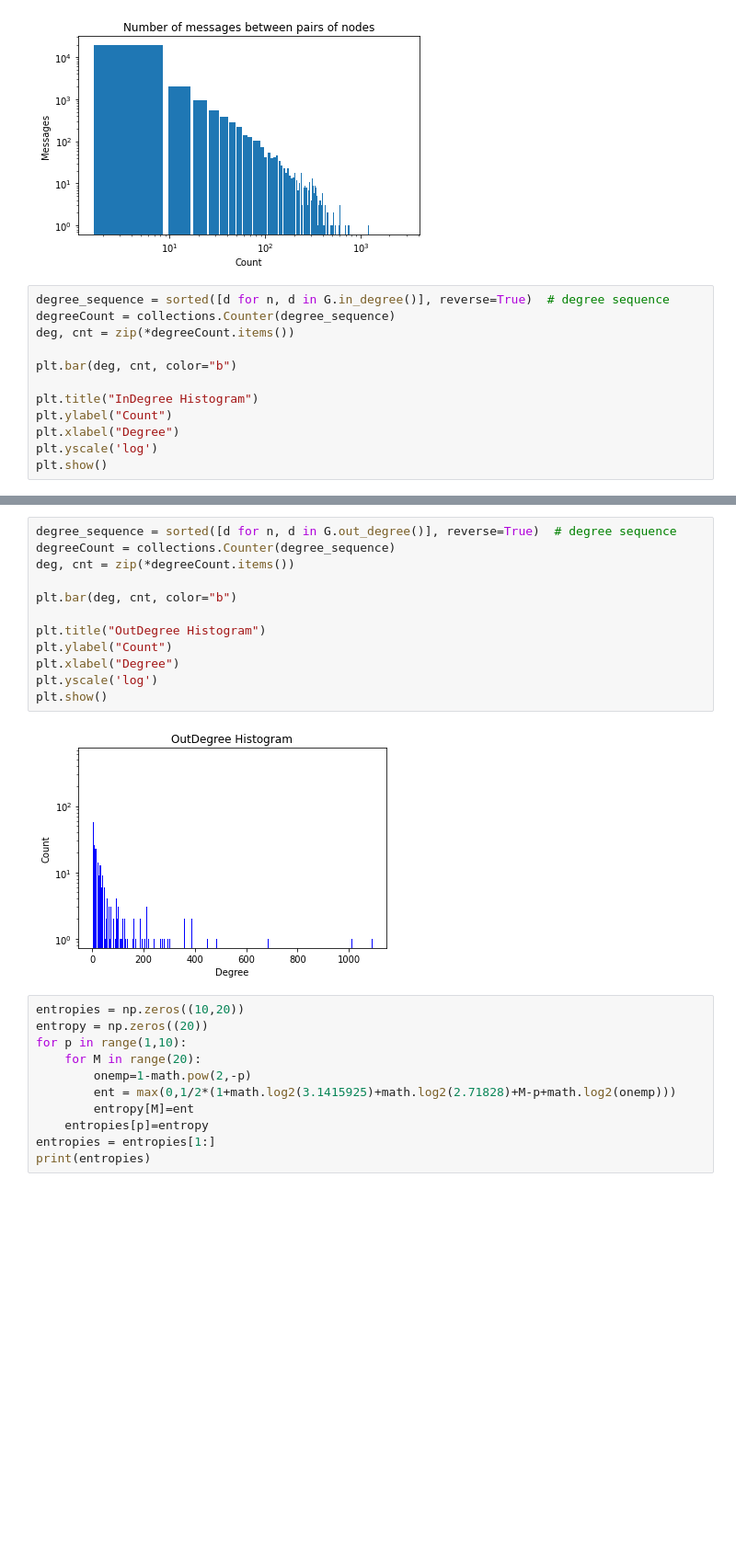
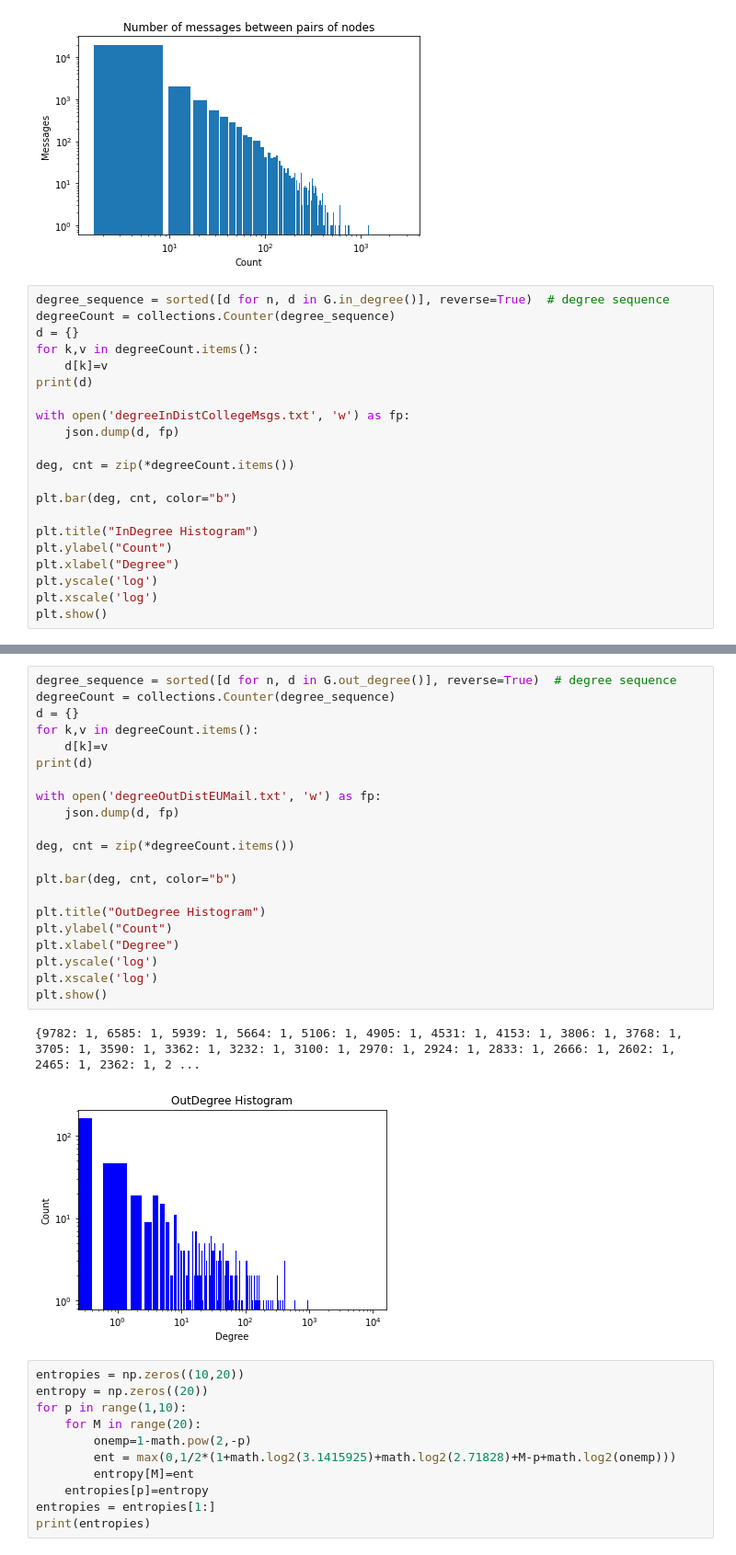
Before and after one commit to seresistvanandras/FMD-analysis, a Jupyter notebook: src/Analyser.ipynb, the cells around one changed output, grey strips where cells are left out. Shown at 92% size. Cells and saved outputs as stored; diff of their text form; blank space fills up the shorter version.

```diff
--- a/src/Analyser.ipynb
+++ b/src/Analyser.ipynb
@@ -66,6 +68,14 @@ plt.show()
 # %%
 degree_sequence = sorted([d for n, d in G.in_degree()], reverse=True)  # degree sequence
 degreeCount = collections.Counter(degree_sequence)
+d = {}
+for k,v in degreeCount.items():
+    d[k]=v
+print(d)
+
+with open('degreeInDistCollegeMsgs.txt', 'w') as fp:
+    json.dump(d, fp)
+
 deg, cnt = zip(*degreeCount.items())
 
 plt.bar(deg, cnt, color="b")
@@ -74,5 +84,6 @@ plt.title("InDegree Histogram")
 plt.ylabel("Count")
 plt.xlabel("Degree")
 plt.yscale('log')
+plt.xscale('log')
 plt.show()
 # %% [output]
@@ -80,17 +92,27 @@ plt.show()
 # %%
 degree_sequence = sorted([d for n, d in G.out_degree()], reverse=True)  # degree sequence
 degreeCount = collections.Counter(degree_sequence)
+d = {}
+for k,v in degreeCount.items():
+    d[k]=v
+print(d)
+
+with open('degreeOutDistEUMail.txt', 'w') as fp:
+    json.dump(d, fp)
+
 deg, cnt = zip(*degreeCount.items())
 
 plt.bar(deg, cnt, color="b")
 
 plt.title("OutDegree Histogram")
 plt.ylabel("Count")
 plt.xlabel("Degree")
 plt.yscale('log')
+plt.xscale('log')
 plt.show()
 # %% [output]
+{9782: 1, 6585: 1, 5939: 1, 5664: 1, 5106: 1, 4905: 1, 4531: 1, 4153: 1, 3806: 1, 3768: 1, 3705: 1, 3590: 1, 3362: 1, 3232: 1, 3100: 1, 2970: 1, 2924: 1, 2833: 1, 2666: 1, 2602: 1, 2465: 1, 2362: 1, 2 ...
-[figure, old version]
+[figure, new version]
 # %%
 entropies = np.zeros((10,20))
 entropy = np.zeros((20))
```
Also changed, not shown: parts of 2 cells of this notebook, 4 other files.
